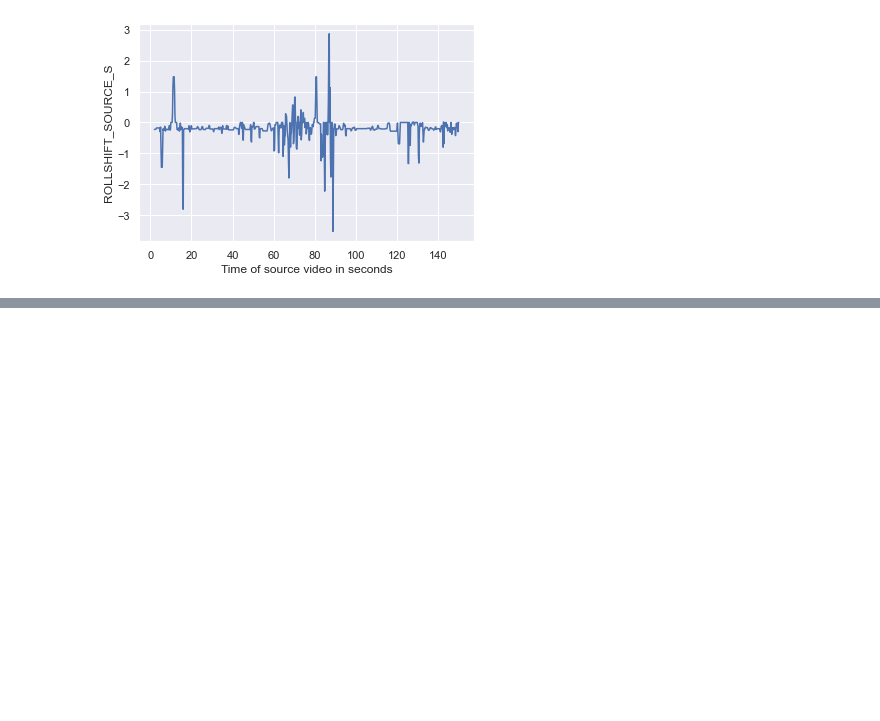
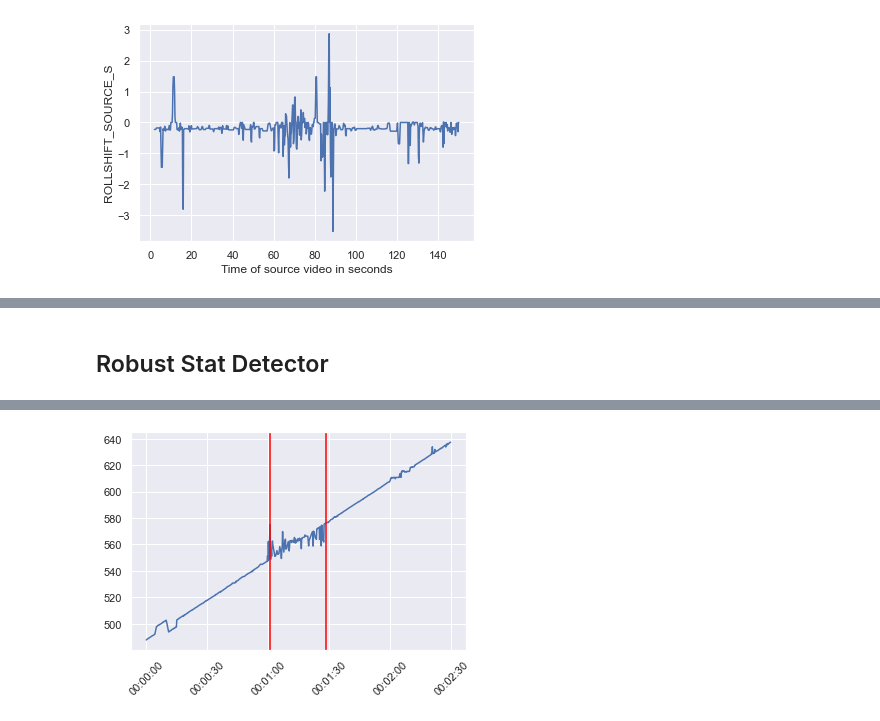
Before and after one commit to rtlnl/videomatch, a Jupyter notebook: Matching Exploration.ipynb, the cells around one changed output, grey strips where cells are left out. Drawn from its saved outputs; the diff is of its cells as text; code cells hidden in the pictures; blank space fills up the shorter version.

```diff
--- a/Matching Exploration.ipynb
+++ b/Matching Exploration.ipynb
@@ -344,0 +400,14 @@ Text(0.5, 0, 'Time of source video in seconds')
+# %% [markdown]
+## Robust Stat Detector
+# %%
+from kats.detectors.robust_stat_detection import RobustStatDetector
+
+ts_bocpd = TimeSeriesData(df.loc[:,['time','SOURCE_S']])
+detector = RobustStatDetector(ts_bocpd)
+changepoints = detector.detector(p_value_cutoff = 5e-5, comparison_window=2)
+
+# plot the results
+detector.plot(changepoints)
+plt.xticks(rotation=45)
+plt.show()
+# %% [output]
@@ -344,0 +415 @@ Text(0.5, 0, 'Time of source video in seconds')
+[figure, added]
```
Also changed, not shown: parts of 18 cells of this notebook, 3 other files.
